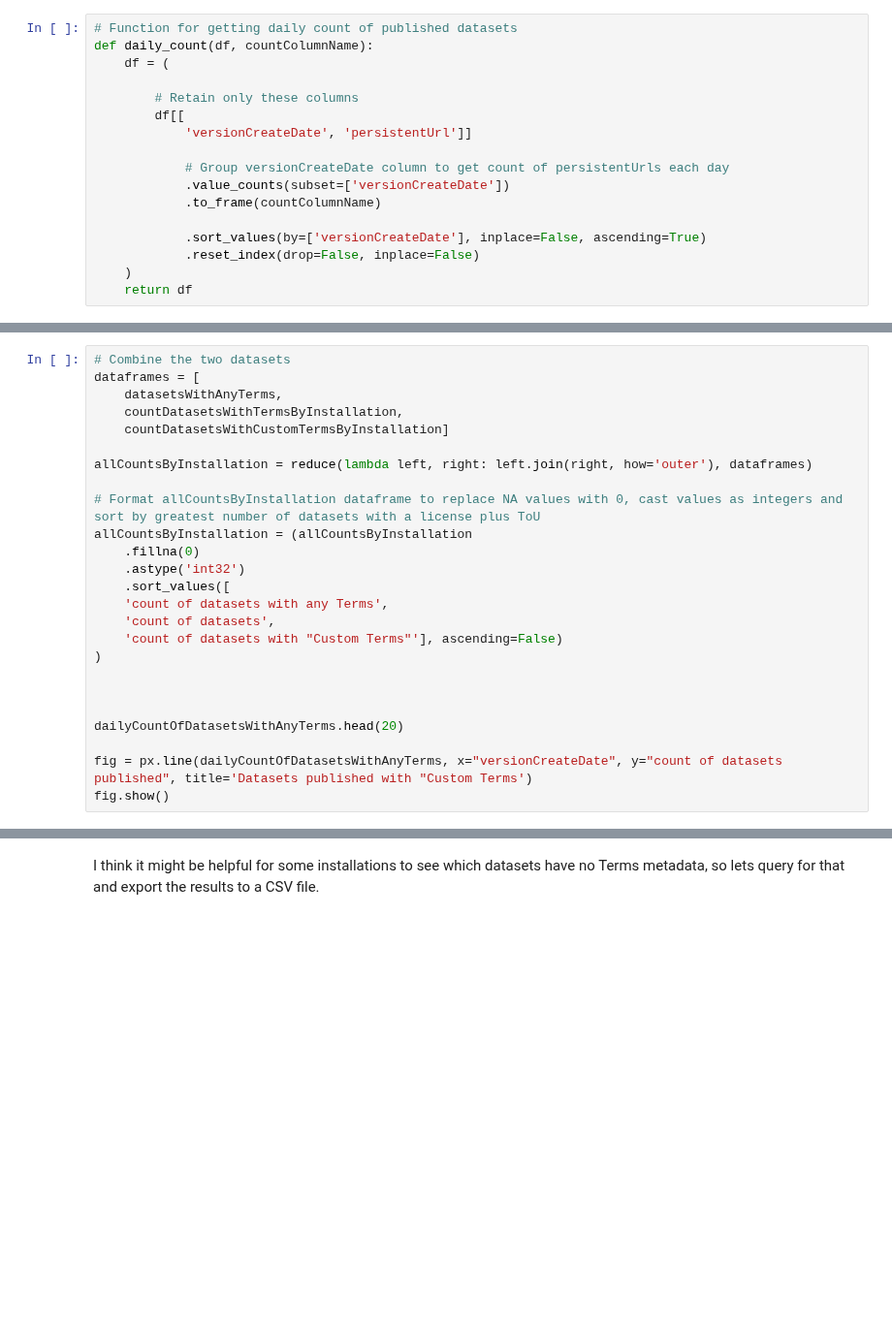
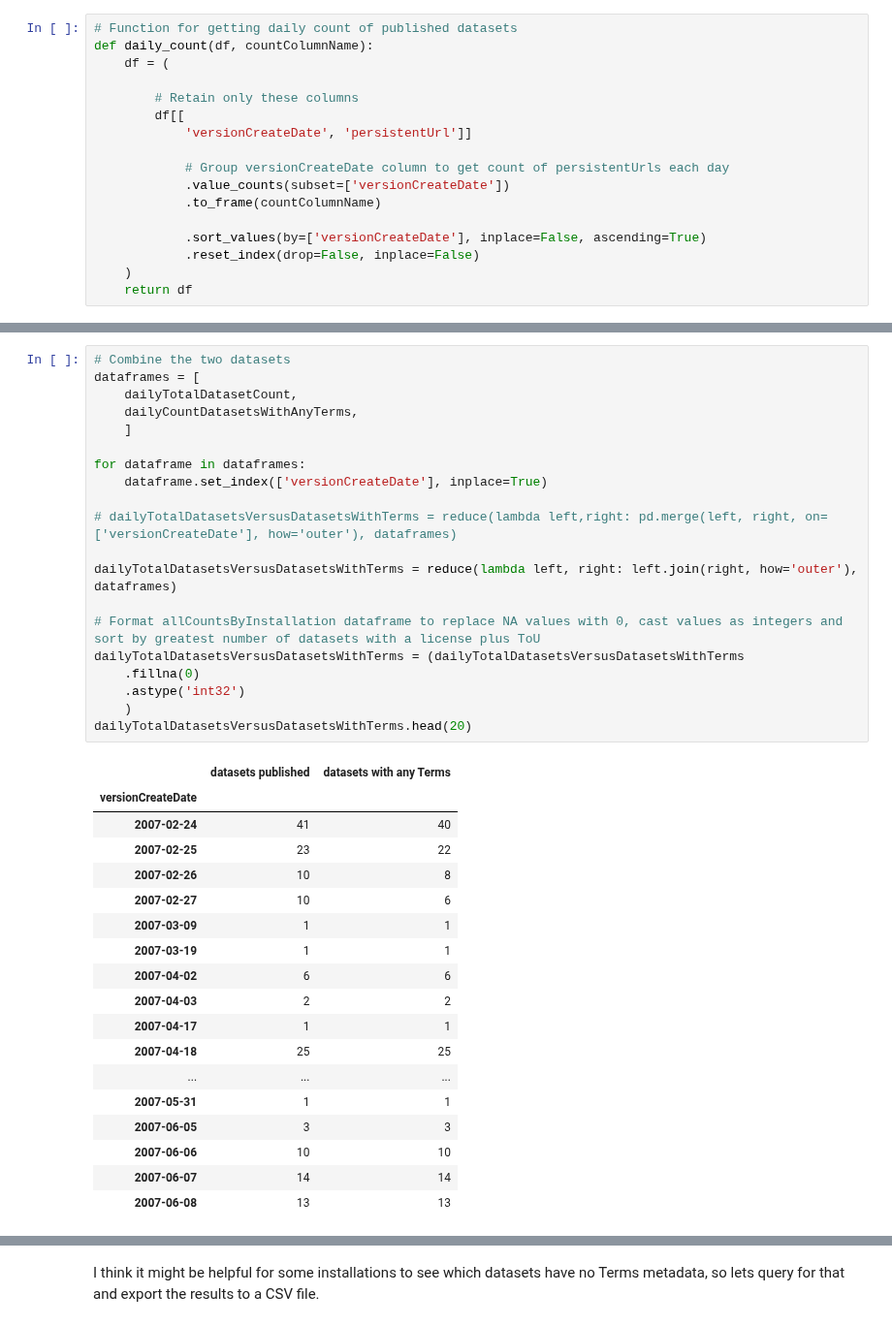
Before and after one commit to jggautier/ux-research-data-analysis, a Jupyter notebook: notebooks/Terms_metadata_in_Dataverse_repositories/Datasets with license plus terms of use metadata/Datasets with license plus terms of use metadata.ipynb, the cells around one changed output, grey strips where cells are left out. Shown at 97% size. Cells and saved outputs as stored; diff of their text form; blank space fills up the shorter version.

```diff
--- a/notebooks/Terms_metadata_in_Dataverse_repositories/Datasets with license plus terms of use metadata/Datasets with license plus terms of use metadata.ipynb
+++ b/notebooks/Terms_metadata_in_Dataverse_repositories/Datasets with license plus terms of use metadata/Datasets with license plus terms of use metadata.ipynb
@@ -204,25 +247,39 @@ dailyCountDatasetsWithAnyTerms.head()
 # %%
 # Combine the two datasets
 dataframes = [
-    datasetsWithAnyTerms,
-    countDatasetsWithTermsByInstallation,
-    countDatasetsWithCustomTermsByInstallation]
+    dailyTotalDatasetCount,
+    dailyCountDatasetsWithAnyTerms,
+    ]
 
-allCountsByInstallation = reduce(lambda left, right: left.join(right, how='outer'), dataframes)
+for dataframe in dataframes:
+    dataframe.set_index(['versionCreateDate'], inplace=True)
+
+# dailyTotalDatasetsVersusDatasetsWithTerms = reduce(lambda left,right: pd.merge(left, right, on=['versionCreateDate'], how='outer'), dataframes)
+
+dailyTotalDatasetsVersusDatasetsWithTerms = reduce(lambda left, right: left.join(right, how='outer'), dataframes)
 
 # Format allCountsByInstallation dataframe to replace NA values with 0, cast values as integers and sort by greatest number of datasets with a license plus ToU
-allCountsByInstallation = (allCountsByInstallation
+dailyTotalDatasetsVersusDatasetsWithTerms = (dailyTotalDatasetsVersusDatasetsWithTerms
     .fillna(0)
     .astype('int32')
-    .sort_values([
-    'count of datasets with any Terms',
-    'count of datasets',
-    'count of datasets with "Custom Terms"'], ascending=False)
-)
-
-
-
-dailyCountOfDatasetsWithAnyTerms.head(20)
-
-fig = px.line(dailyCountOfDatasetsWithAnyTerms, x="versionCreateDate", y="count of datasets published", title='Datasets published with "Custom Terms')
-fig.show()
+    )
+dailyTotalDatasetsVersusDatasetsWithTerms.head(20)
+# %% [output]
+|  | datasets published | datasets with any Terms |
+| versionCreateDate |  |  |
+| 2007-02-24 | 41 | 40 |
+| 2007-02-25 | 23 | 22 |
+| 2007-02-26 | 10 | 8 |
+| 2007-02-27 | 10 | 6 |
+| 2007-03-09 | 1 | 1 |
+| 2007-03-19 | 1 | 1 |
+| 2007-04-02 | 6 | 6 |
+| 2007-04-03 | 2 | 2 |
+| 2007-04-17 | 1 | 1 |
+| 2007-04-18 | 25 | 25 |
+| ... | ... | ... |
+| 2007-05-31 | 1 | 1 |
+| 2007-06-05 | 3 | 3 |
+| 2007-06-06 | 10 | 10 |
+| 2007-06-07 | 14 | 14 |
+| 2007-06-08 | 13 | 13 |
```
Also changed, not shown: parts of 11 cells of this notebook.
